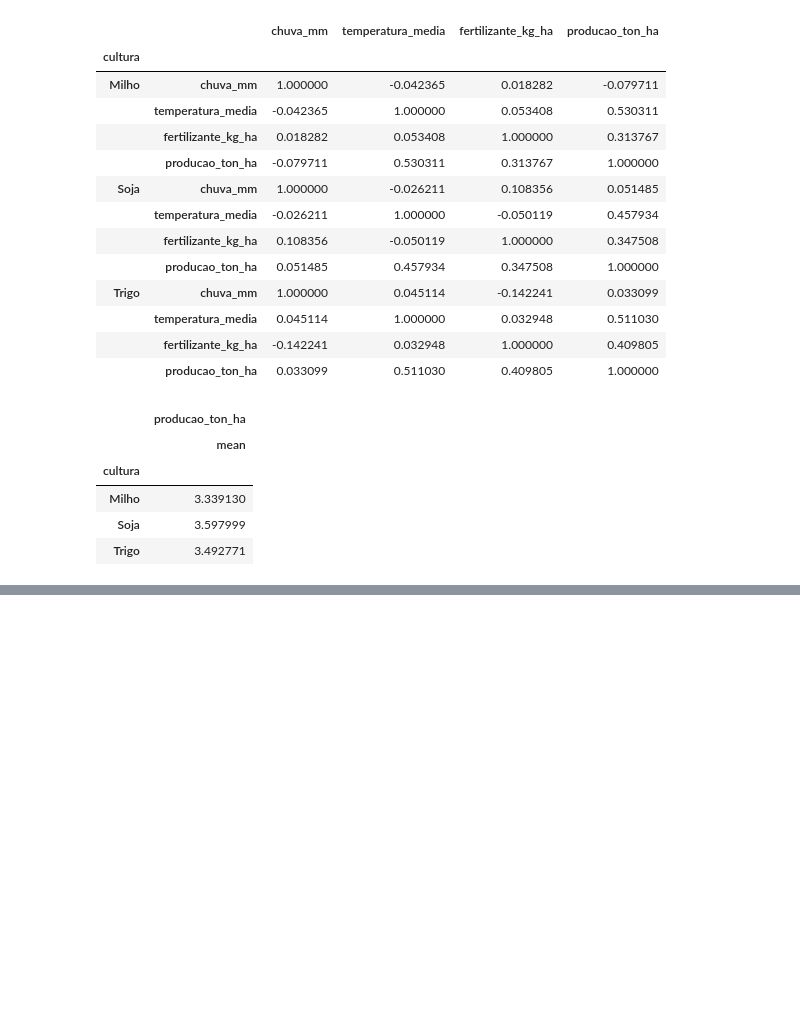
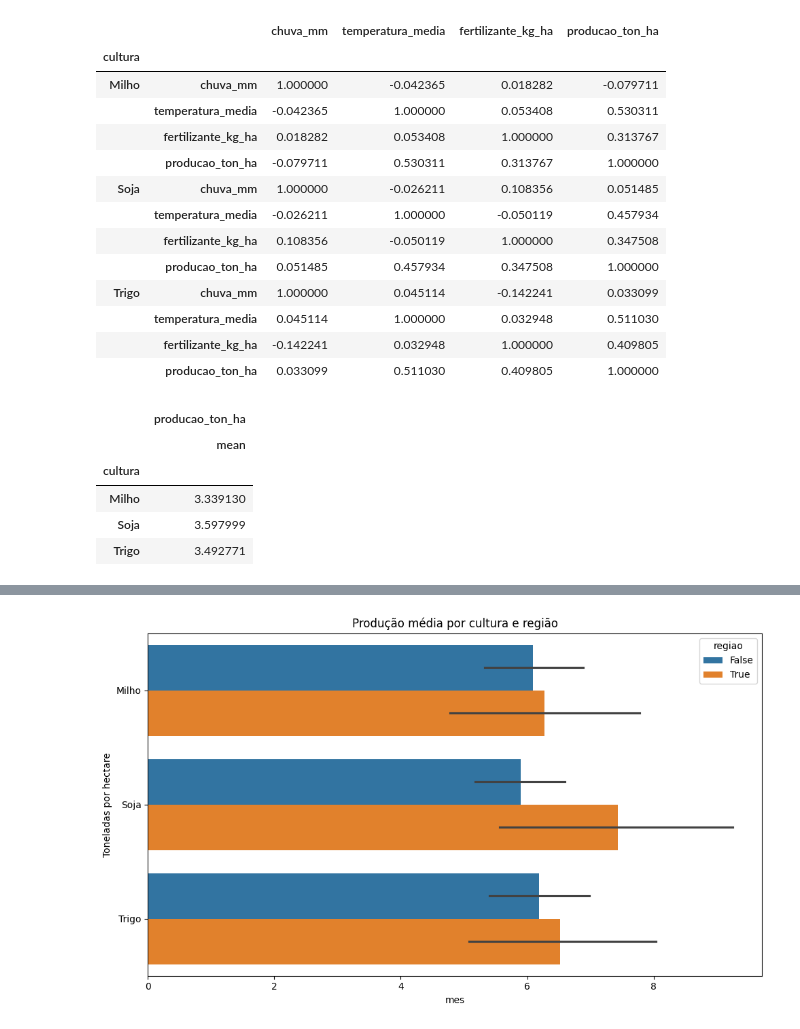
Before and after one commit to AndreiBataglia/projetos-em-ia-e-analise, a Jupyter notebook: notebooks/semana_01_analise_dados_agricola.ipynb, the cells around one changed output, grey strips where cells are left out. Cells and saved outputs as stored; diff of their text form; code cells hidden in the pictures; blank space fills up the shorter version.

```diff
--- a/notebooks/semana_01_analise_dados_agricola.ipynb
+++ b/notebooks/semana_01_analise_dados_agricola.ipynb
@@ -132,0 +142,9 @@ plt.show()
+# %%
+plt.figure(figsize=(10,6))
+sns.barplot(data=df, x="mes", y="cultura", hue=df["regiao"] == "Sul")
+plt.title("Produção média por cultura e região")
+plt.ylabel("Toneladas por hectare")
+plt.tight_layout()
+plt.show()
+# %% [output]
+[figure, added]
```
Also changed, not shown: parts of 9 cells of this notebook.
